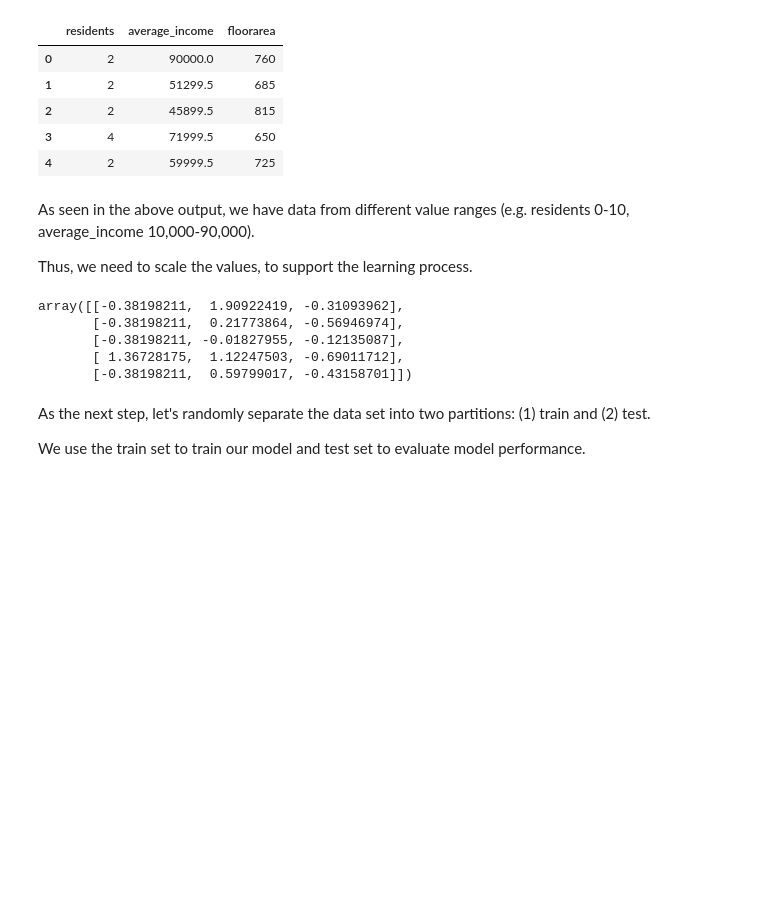
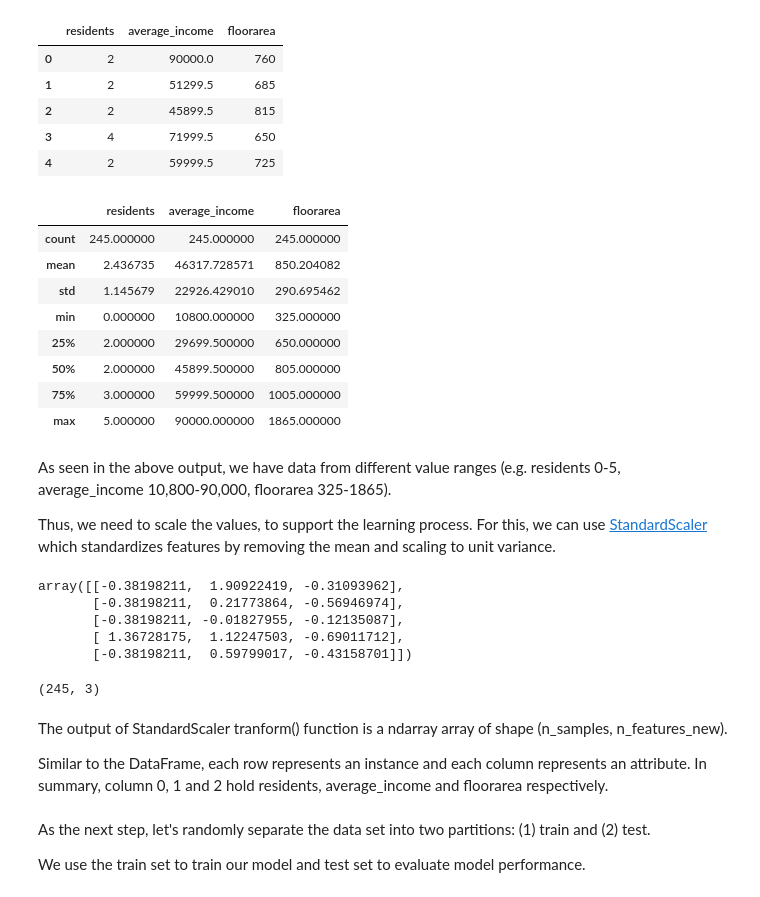
Before and after one commit to HHansi/Machine-Learning-CPD-Course, a Jupyter notebook: Linear_Regression.ipynb, the cells around one changed output. Drawn from its saved outputs; the diff is of its cells as text; code cells hidden in the pictures; blank space fills up the shorter version.

```diff
--- a/Linear_Regression.ipynb
+++ b/Linear_Regression.ipynb
@@ -46,10 +50,22 @@ Selected data size: (245, 3)
 | 2 | 2 | 45899.5 | 815 |
 | 3 | 4 | 71999.5 | 650 |
 | 4 | 2 | 59999.5 | 725 |
+# %%
+selected_df.describe()
+# %% [output]
+|  | residents | average_income | floorarea |
+| count | 245.000000 | 245.000000 | 245.000000 |
+| mean | 2.436735 | 46317.728571 | 850.204082 |
+| std | 1.145679 | 22926.429010 | 290.695462 |
+| min | 0.000000 | 10800.000000 | 325.000000 |
+| 25% | 2.000000 | 29699.500000 | 650.000000 |
+| 50% | 2.000000 | 45899.500000 | 805.000000 |
+| 75% | 3.000000 | 59999.500000 | 1005.000000 |
+| max | 5.000000 | 90000.000000 | 1865.000000 |
 # %% [markdown]
-As seen in the above output, we have data from different value ranges (e.g. residents 0-10, average_income 10,000-90,000).
+As seen in the above output, we have data from different value ranges (e.g. residents 0-5, average_income 10,800-90,000, floorarea 325-1865).
 
-Thus, we need to scale the values, to support the learning process.
+Thus, we need to scale the values, to support the learning process. For this, we can use [StandardScaler](https://scikit-learn.org/stable/modules/generated/sklearn.preprocessing.StandardScaler.html) which standardizes features by removing the mean and scaling to unit variance.
 # %%
 # Scale data using StandardScaler
 scaler = StandardScaler().fit(selected_df)
@@ -63,6 +79,14 @@ array([[-0.38198211,  1.90922419, -0.31093962],
        [-0.38198211, -0.01827955, -0.12135087],
        [ 1.36728175,  1.12247503, -0.69011712],
        [-0.38198211,  0.59799017, -0.43158701]])
+# %%
+scaled_data.shape
+# %% [output]
+(245, 3)
+# %% [markdown]
+The output of StandardScaler tranform() function is a ndarray array of shape (n_samples, n_features_new).
+
+Similar to the DataFrame, each row represents an instance and each column represents an attribute. In summary, column 0, 1 and 2 hold residents, average_income and floorarea respectively.
 # %% [markdown]
 As the next step, let's randomly separate the data set into two partitions: (1) train and (2) test.
 
```
Also changed, not shown: parts of 19 cells of this notebook.
